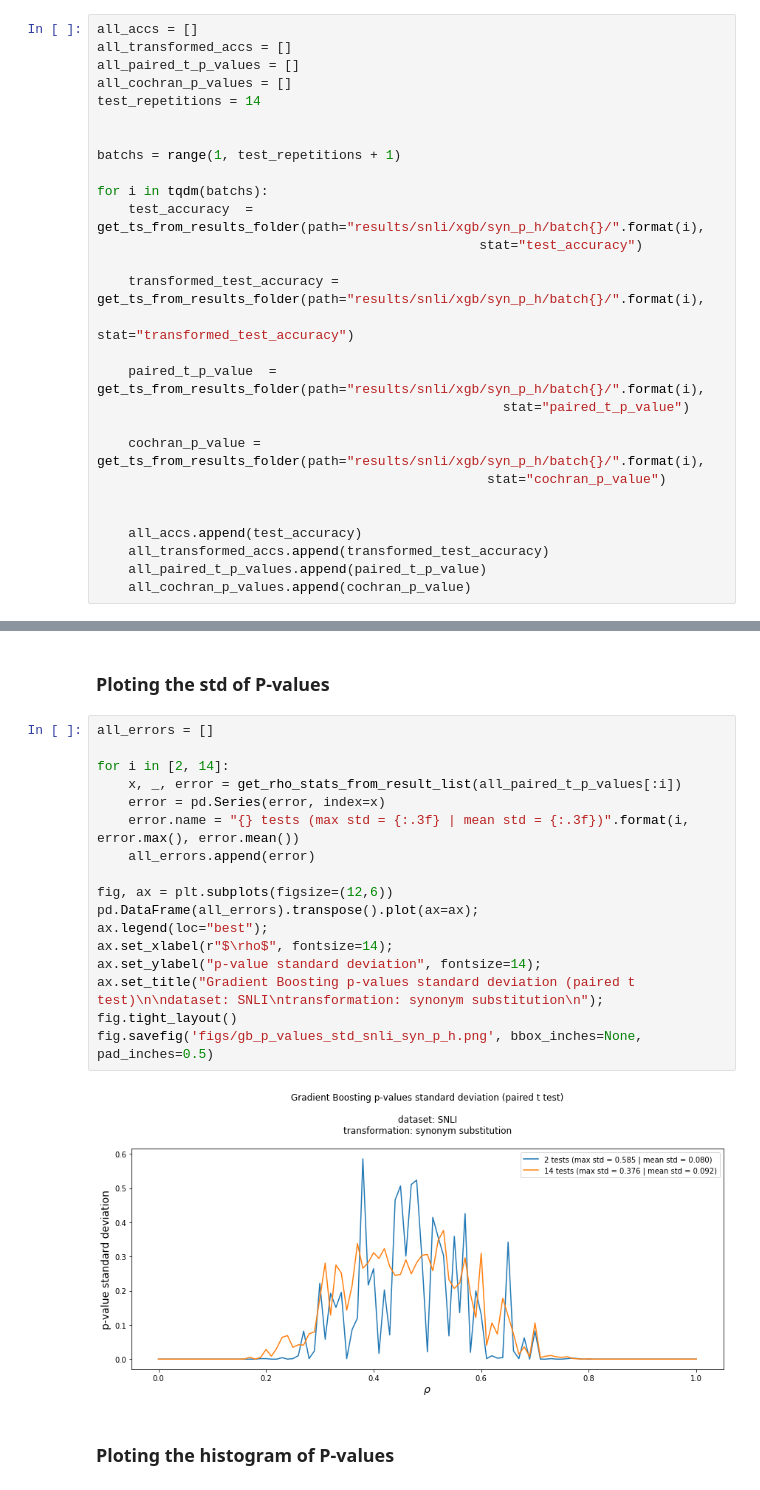
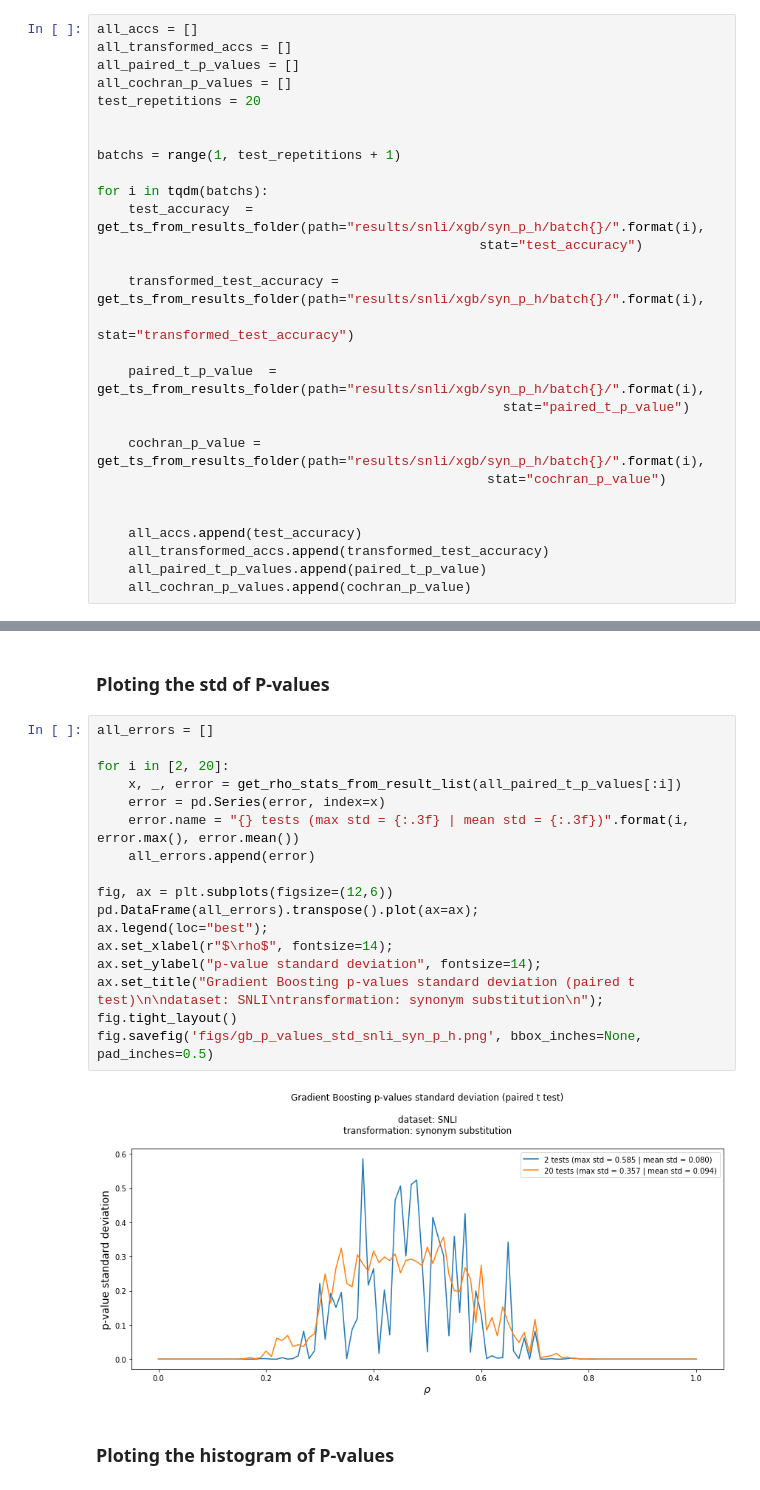
Before and after one commit to lukewanless/looking-for-equivalences, a Jupyter notebook: src/check_results_xgb_p_and_h.ipynb, the cells around one changed output, grey strips where cells are left out. Cells and saved outputs as stored; diff of their text form.

```diff
--- a/src/check_results_xgb_p_and_h.ipynb
+++ b/src/check_results_xgb_p_and_h.ipynb
@@ -16,7 +16,7 @@ all_accs = []
 all_transformed_accs = []
 all_paired_t_p_values = []
 all_cochran_p_values = []
-test_repetitions = 14
+test_repetitions = 20
 
 
 batchs = range(1, test_repetitions + 1)
@@ -102,22 +102,22 @@ fig.savefig('figs/gb_p_values_snli_syn_p_h_zoom.png', bbox_inches=None, pad_inch
 # %%
 all_errors = []
 
-for i in [2, 14]:
+for i in [2, 20]:
     x, _, error = get_rho_stats_from_result_list(all_paired_t_p_values[:i])
     error = pd.Series(error, index=x)
     error.name = "{} tests (max std = {:.3f} | mean std = {:.3f})".format(i, error.max(), error.mean())
     all_errors.append(error)
 
 fig, ax = plt.subplots(figsize=(12,6))
 pd.DataFrame(all_errors).transpose().plot(ax=ax);
 ax.legend(loc="best");
 ax.set_xlabel(r"$\rho$", fontsize=14);
 ax.set_ylabel("p-value standard deviation", fontsize=14);
 ax.set_title("Gradient Boosting p-values standard deviation (paired t test)\n\ndataset: SNLI\ntransformation: synonym substitution\n");
 fig.tight_layout()
 fig.savefig('figs/gb_p_values_std_snli_syn_p_h.png', bbox_inches=None, pad_inches=0.5)
 # %% [output]
-[figure, old version]
+[figure, new version]
 # %% [markdown]
 ### Ploting the histogram of P-values
 # %%
```
Also changed, not shown: parts of 3 cells of this notebook, 4 other files.
